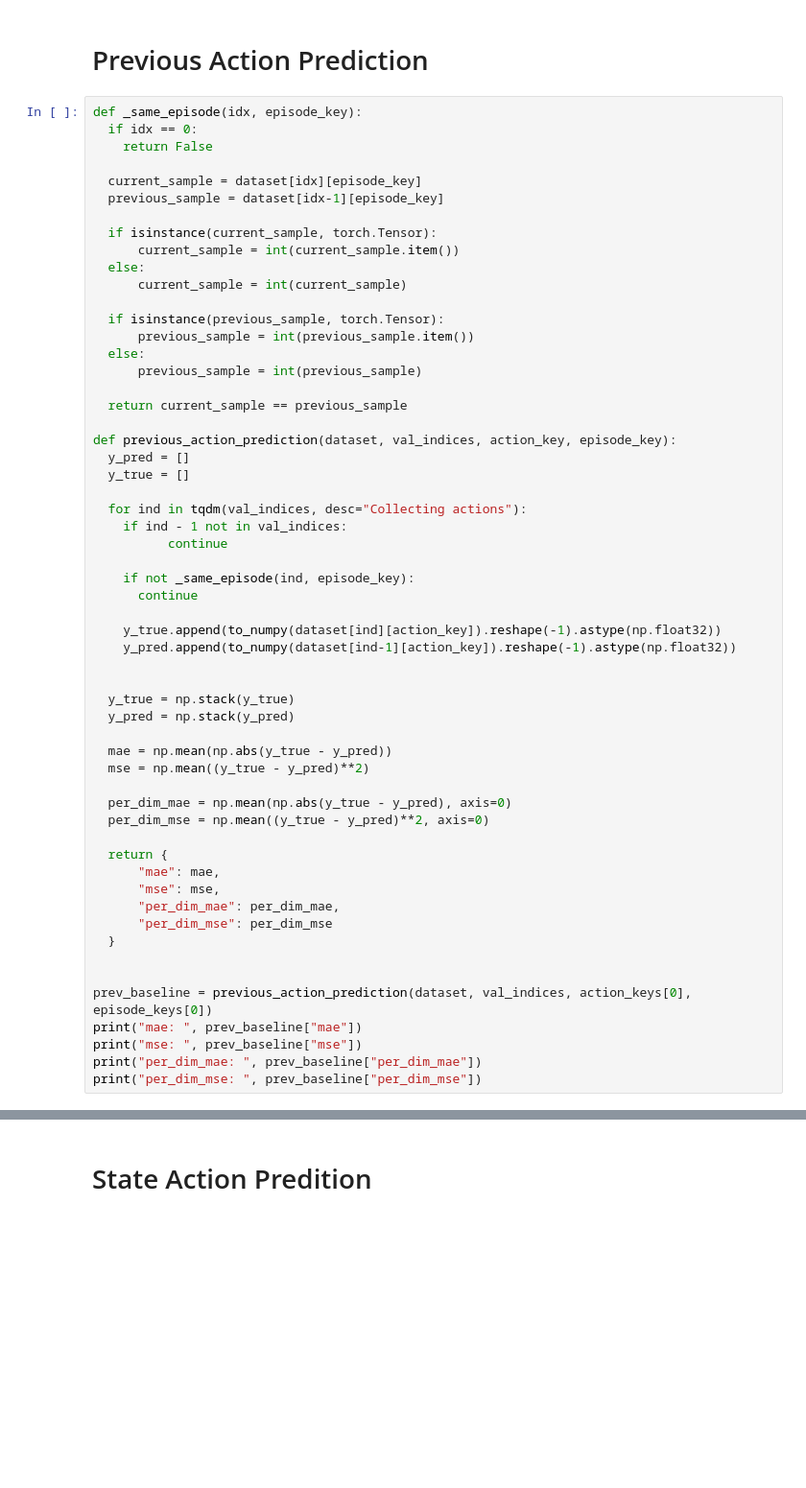
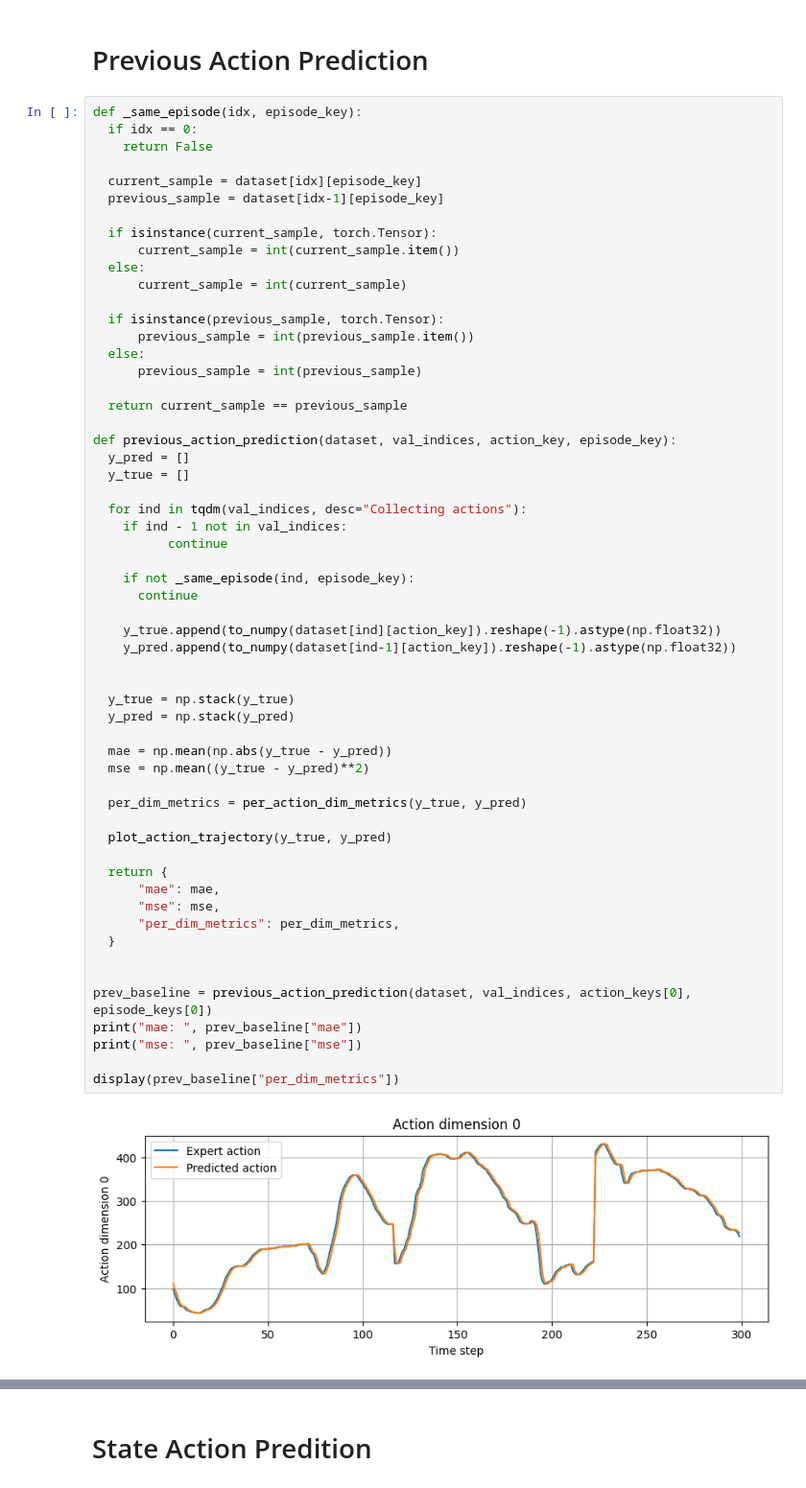
Before and after one commit to kasrasa/ViT-VLM-experiments, a Jupyter notebook: VLA_Experiments.ipynb, the cells around one changed output, grey strips where cells are left out. Shown at 96% size. Cells and saved outputs as stored; diff of their text form; blank space fills up the shorter version.

```diff
--- a/VLA_Experiments.ipynb
+++ b/VLA_Experiments.ipynb
@@ -533,36 +586,37 @@ def previous_action_prediction(dataset, val_indices, action_key, episode_key):
   y_true = []
 
   for ind in tqdm(val_indices, desc="Collecting actions"):
     if ind - 1 not in val_indices:
           continue
 
     if not _same_episode(ind, episode_key):
       continue
 
     y_true.append(to_numpy(dataset[ind][action_key]).reshape(-1).astype(np.float32))
     y_pred.append(to_numpy(dataset[ind-1][action_key]).reshape(-1).astype(np.float32))
 
 
   y_true = np.stack(y_true)
   y_pred = np.stack(y_pred)
 
   mae = np.mean(np.abs(y_true - y_pred))
   mse = np.mean((y_true - y_pred)**2)
 
-  per_dim_mae = np.mean(np.abs(y_true - y_pred), axis=0)
-  per_dim_mse = np.mean((y_true - y_pred)**2, axis=0)
+  per_dim_metrics = per_action_dim_metrics(y_true, y_pred)
+
+  plot_action_trajectory(y_true, y_pred)
 
   return {
       "mae": mae,
       "mse": mse,
-      "per_dim_mae": per_dim_mae,
-      "per_dim_mse": per_dim_mse
+      "per_dim_metrics": per_dim_metrics,
   }
 
 
 prev_baseline = previous_action_prediction(dataset, val_indices, action_keys[0], episode_keys[0])
 print("mae: ", prev_baseline["mae"])
 print("mse: ", prev_baseline["mse"])
-print("per_dim_mae: ", prev_baseline["per_dim_mae"])
-print("per_dim_mse: ", prev_baseline["per_dim_mse"])
+
+display(prev_baseline["per_dim_metrics"])
 # %% [output]
+[figure, added]
```
Also changed, not shown: parts of 14 cells of this notebook.
